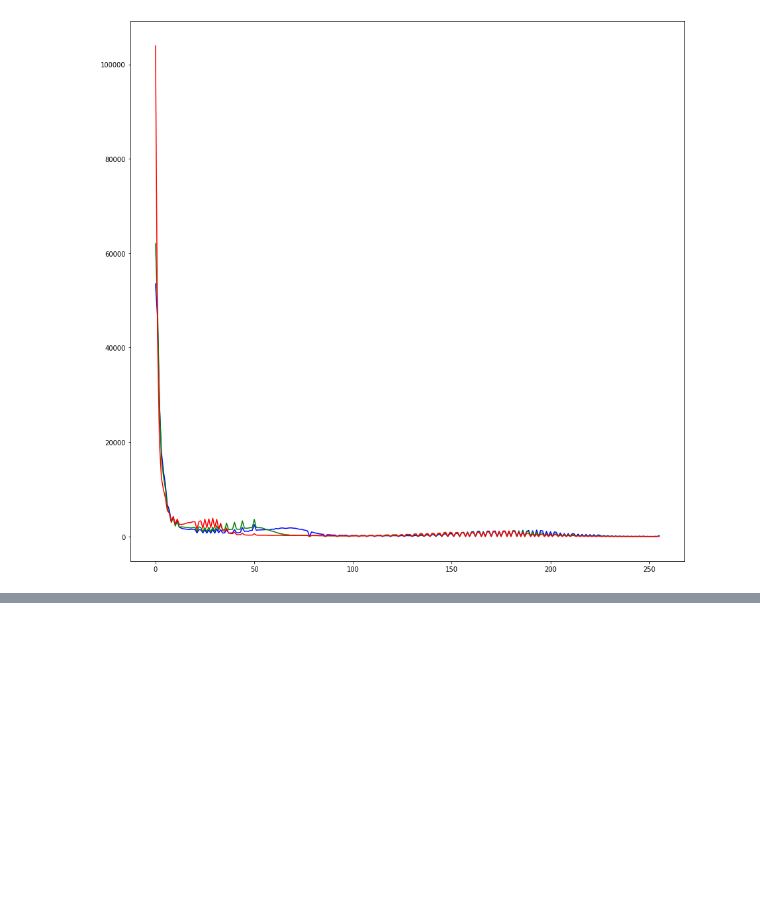
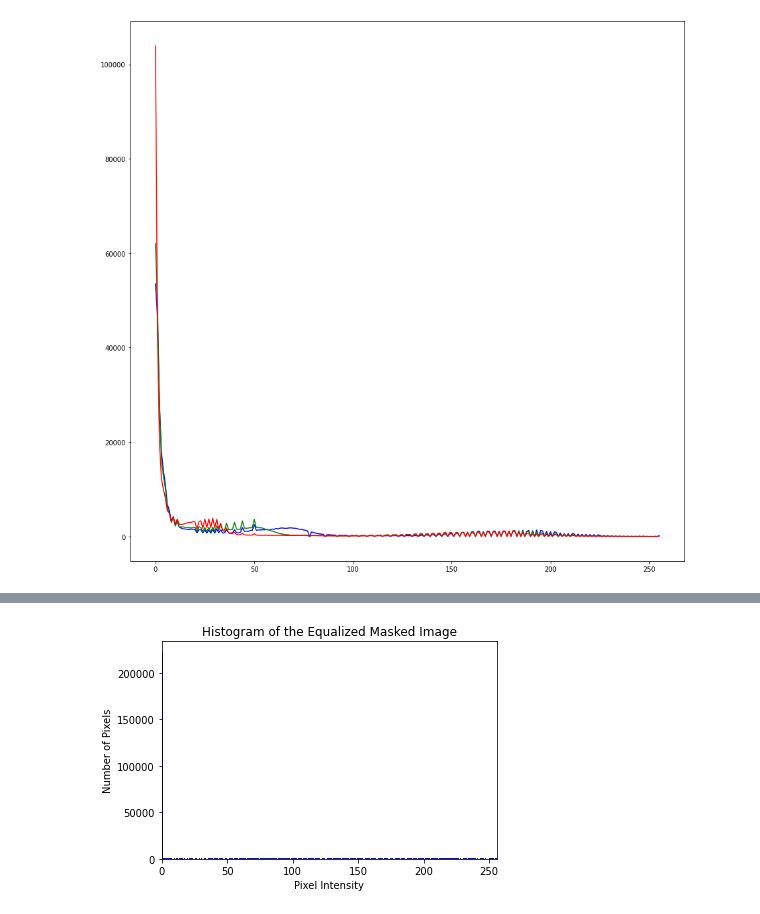
Before and after one commit to HirunaVishwamith/Image-processing-assignmnet-1, a Jupyter notebook: assignmnet.ipynb, the cells around one changed output, grey strips where cells are left out. Cells and saved outputs as stored; diff of their text form; code cells hidden in the pictures; blank space fills up the shorter version.

```diff
--- a/assignmnet.ipynb
+++ b/assignmnet.ipynb
@@ -200,0 +395,15 @@ cv2.destroyAllWindows()
+# %%
+equ = cv.equalizeHist(for_grnd)
+plt.hist(equ.flatten(),256,[0,256], color = 'b')
+plt.xlim([0,256])
+plt.title('Histogram of the Equalized Masked Image')
+plt.xlabel('Pixel Intensity')
+plt.ylabel('Number of Pixels')
+plt.show()
+cv.imshow('for_grnd', equ)
+cv.imwrite('for_grnd_eq.jpg', equ)
+
+cv.waitKey(0)
+cv.destroyAllWindows()
+# %% [output]
+[figure, added]
```
Also changed, not shown: parts of 9 cells of this notebook, 12 other files.
